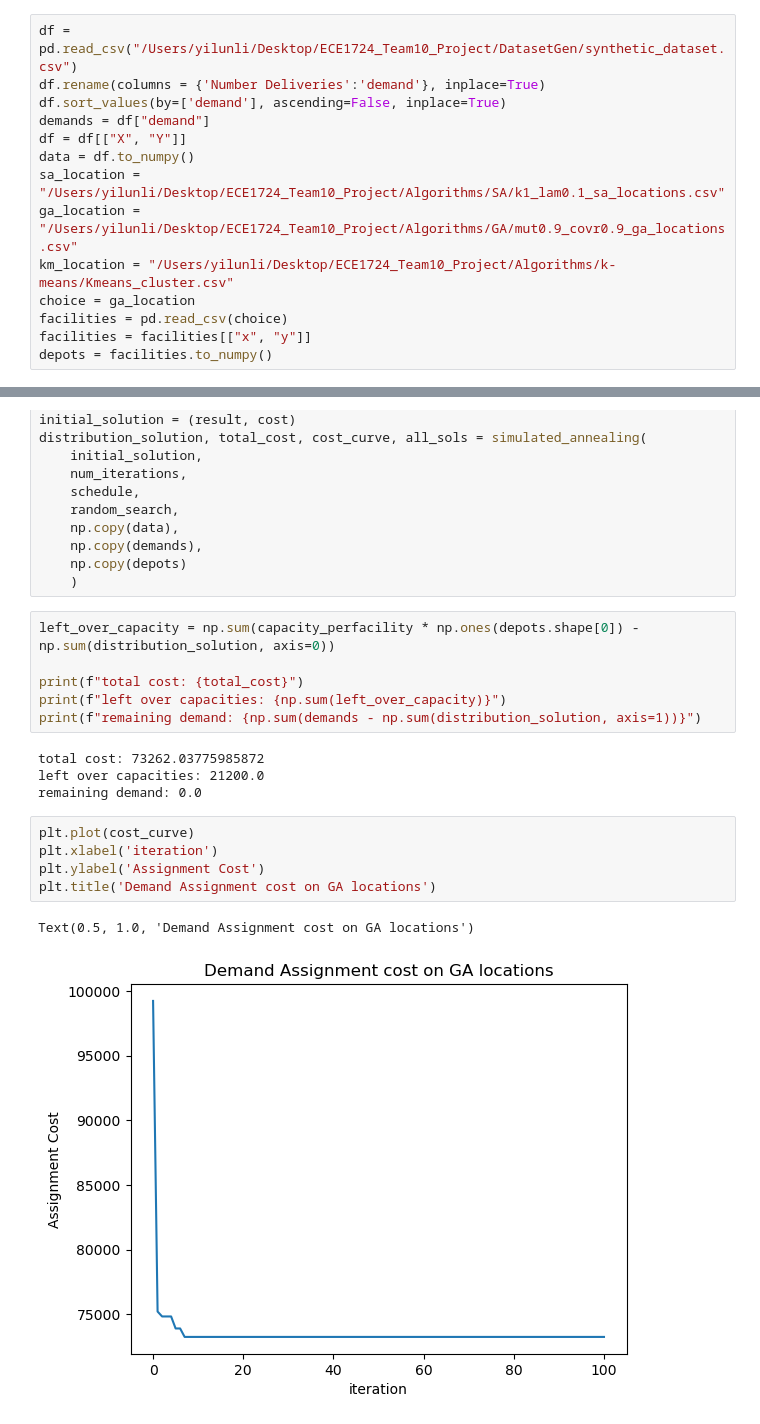
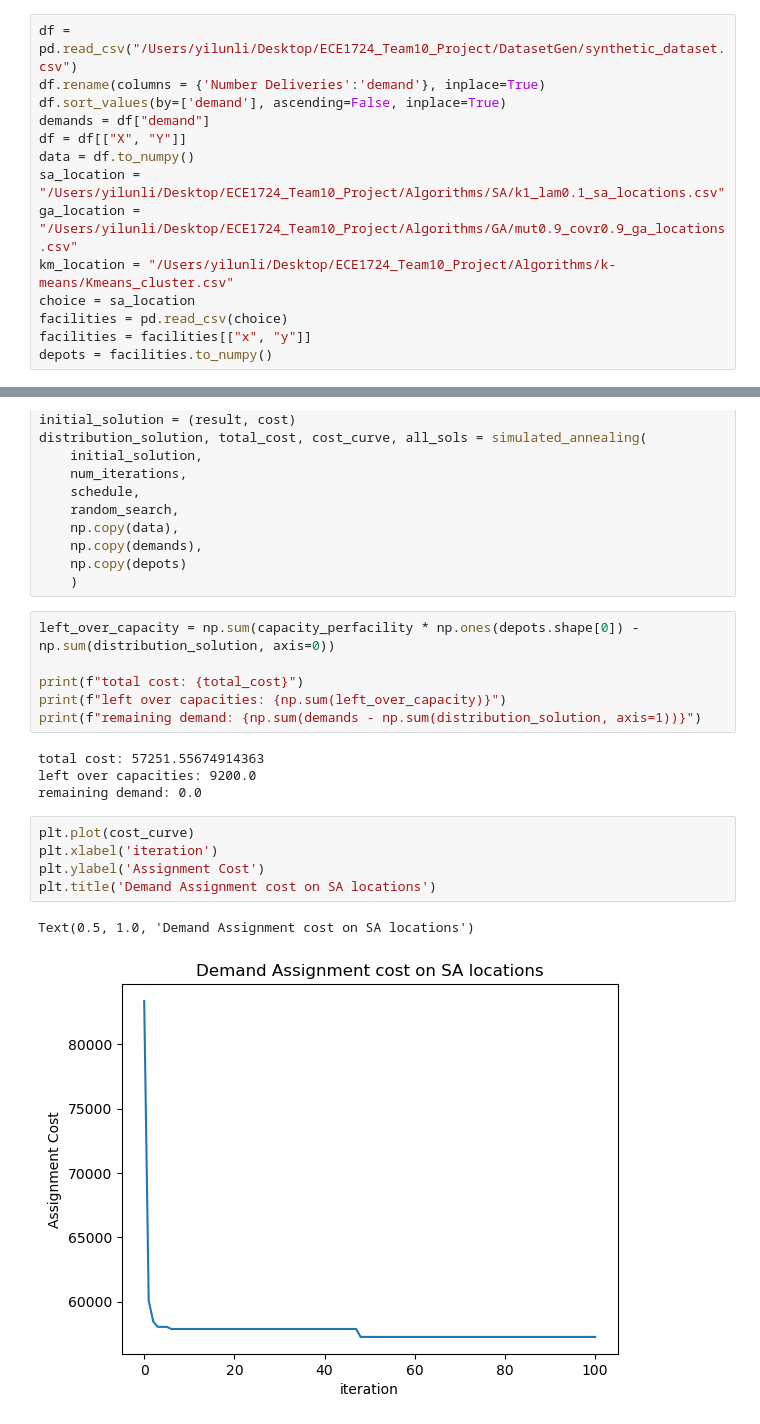
Before and after one commit to enrique-torres/ECE1724_Team10_Project, a Jupyter notebook: Distribution Assignment/Greedy_SA_Distribution.ipynb, the cells around one changed output, grey strips where cells are left out. Saved outputs shown, nothing was run; the diff lists cells and outputs as text.

```diff
--- a/Distribution Assignment/Greedy_SA_Distribution.ipynb
+++ b/Distribution Assignment/Greedy_SA_Distribution.ipynb
@@ -22,7 +22,7 @@ data = df.to_numpy()
 sa_location = "/Users/yilunli/Desktop/ECE1724_Team10_Project/Algorithms/SA/k1_lam0.1_sa_locations.csv"
 ga_location = "/Users/yilunli/Desktop/ECE1724_Team10_Project/Algorithms/GA/mut0.9_covr0.9_ga_locations.csv"
 km_location = "/Users/yilunli/Desktop/ECE1724_Team10_Project/Algorithms/k-means/Kmeans_cluster.csv"
-choice = ga_location
+choice = sa_location
 facilities = pd.read_csv(choice)
 facilities = facilities[["x", "y"]]
 depots = facilities.to_numpy()
@@ -164,17 +164,17 @@ print(f"total cost: {total_cost}")
 print(f"left over capacities: {np.sum(left_over_capacity)}")
 print(f"remaining demand: {np.sum(demands - np.sum(distribution_solution, axis=1))}")
 # %% [output]
-total cost: 73262.03775985872
-left over capacities: 21200.0
+total cost: 57251.55674914363
+left over capacities: 9200.0
 remaining demand: 0.0
 # %%
 plt.plot(cost_curve)
 plt.xlabel('iteration')
 plt.ylabel('Assignment Cost')
-plt.title('Demand Assignment cost on GA locations')
+plt.title('Demand Assignment cost on SA locations')
 # %% [output]
-Text(0.5, 1.0, 'Demand Assignment cost on GA locations')
+Text(0.5, 1.0, 'Demand Assignment cost on SA locations')
-[figure, old version]
+[figure, new version]
 # %%
 from matplotlib.animation import FuncAnimation, PillowWriter
 writer = PillowWriter(fps=1)
```
Also changed, not shown: parts of 2 cells of this notebook, 1 other file.
